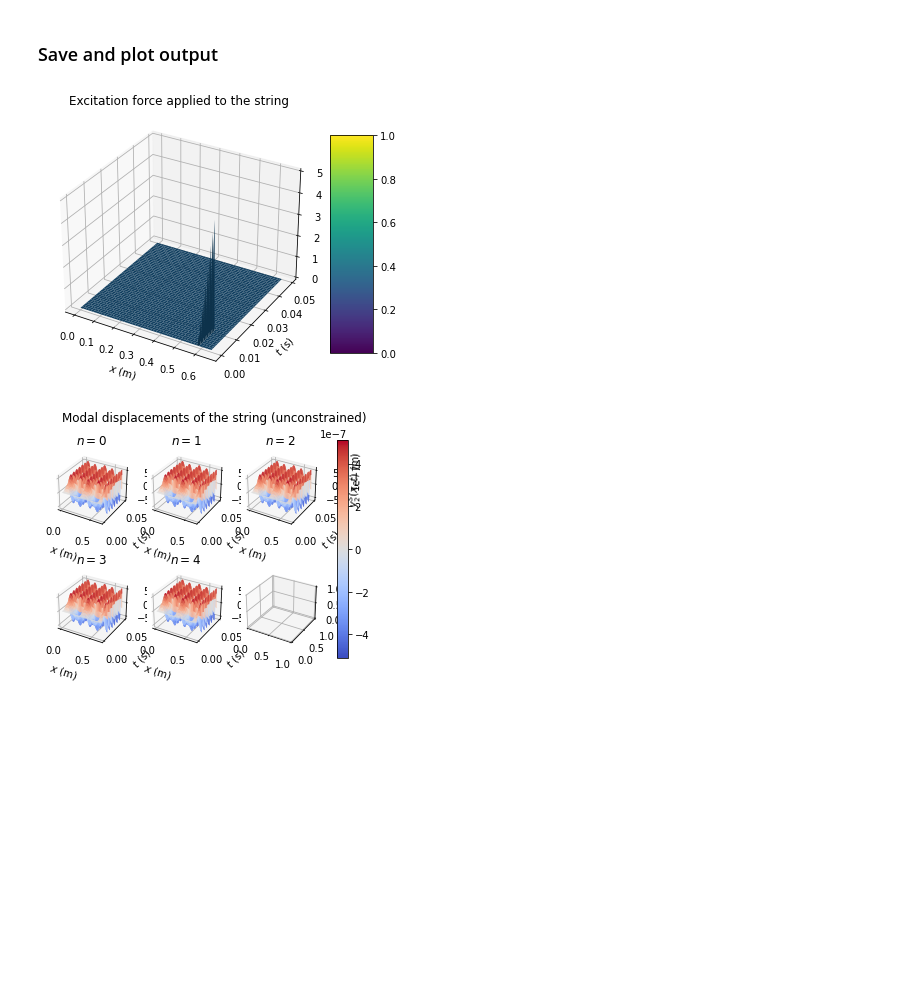
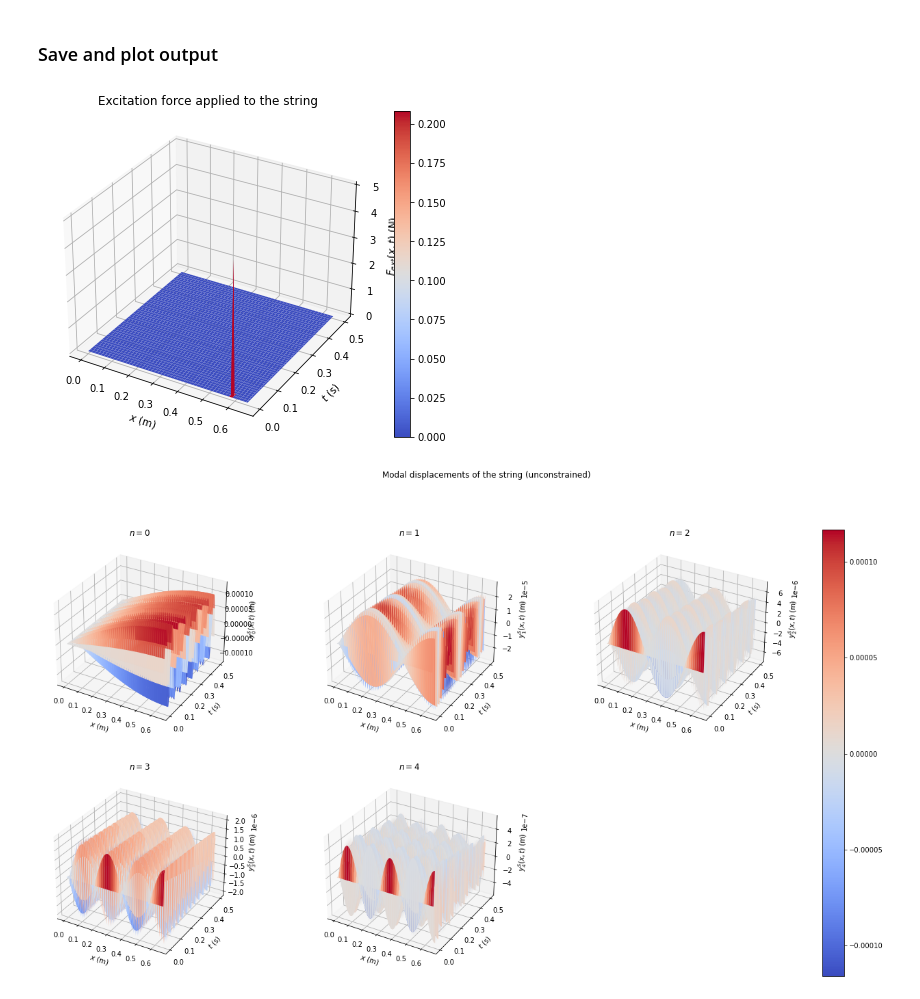
Before and after one commit to piptouque/atiam_pam_hrparam, a Jupyter notebook: source/synth_uk_pierre.ipynb, the cells around one changed output. Saved outputs shown, nothing was run; the diff lists cells and outputs as text; code cells hidden in the pictures; blank space fills up the shorter version.

```diff
--- a/source/synth_uk_pierre.ipynb
+++ b/source/synth_uk_pierre.ipynb
@@ -33,6 +35,7 @@ log_config_path = config_path / 'log_config.json'
 output_path = pathlib.Path('../out/uk')
 output_spreadsheet_path = output_path / 'spreadsheets'
 output_figure_path = output_path / 'figures'
+output_audio_path = output_path / 'sounds'
 
 
 string = GuitarString(load_data_json(string_config_path, cls=GuitarStringData))
@@ -44,6 +47,7 @@ log = load_data_json(log_config_path)
 if log.do_save:
     output_spreadsheet_path.mkdir(parents=True, exist_ok=True)
     output_figure_path.mkdir(parents=True, exist_ok=True)
+    output_audio_path.mkdir(parents=True, exist_ok=True)
 
 if log.do_log:
     print(f"String data: \n {string.data._param_dict}")
@@ -85,80 +89,86 @@ df_ext_force_n_t = pd.DataFrame(ext_force_n_ts[0], index=sim.n, columns=t)
 # %% [markdown]
 ### Save and plot output
 # %%
-x = np.linspace(0, string.data.l, log.nb_points)
+# save the result as required.
+x = np.linspace(0, string.data.l, log.plot.nb_points)
 xx = np.outer(x, np.ones_like(t))
 tt = np.outer(np.ones_like(x), t)
 
 y_n = y_ns[0]
 ext_force_n_t = ext_force_n_ts[0]
 
-if log.do_save:
-    df_q_n.to_csv(output_spreadsheet_path / 'q_n.csv')
-    df_ddq_n.to_csv(output_spreadsheet_path / 'dq_n.csv')
-    df_ddq_n.to_csv(output_spreadsheet_path / 'ddq_n.csv')
-    df_ext_force_n_t.to_csv(output_spreadsheet_path / 'ext_force_n_t.csv')
+# Get the total displacement from the sum of the modal displacements.
+y = np.empty_like(t)
+for j in range(len(y_n)):
+    y += y_n[j](log.audio.x_s_rel * string.data.l)
+
 
 if log.do_log or log.do_save:
     # EXCITATION FORCE ext_force
-    # TODO
+    fig = plt.figure(figsize=(8, 6))
+    ax = fig.add_subplot(1, 1, 1, projection='3d')
     f_x = ext_force_string(xx, tt)
-    fig = plt.figure(figsize=(6, 8))
-    ax = fig.add_subplot(1, 1, 1, projection='3d')
+    surf = ax.plot_surface(xx, tt, f_x, cmap='coolwarm')
     ax.set_title(f'Excitation force applied to the string')
-    surf = ax.plot_surface(xx, tt, f_x)
     ax.set_xlabel('$x$ (m)')
     ax.set_ylabel('$t$ (s)')
     ax.set_zlabel('$F_{ext}(x, t)$ (N)')
-    fig.colorbar(surf, shrink=0.5, aspect=5)
-    if log.do_log:
-        plt.show()
+    fig.colorbar(surf, ax=ax)
     if log.do_save:
         fig.savefig(output_figure_path / 'ext_force.svg',
                     facecolor='none', transparent=True)
+    if log.do_log:
+        plt.show()
     plt.close(fig)
+
     # MODAL DISPLACEMENTS of the String y_n
-    fig, axes = plt.subplots(nrows=2, ncols=len(
-        y_n)//2+1, subplot_kw=dict(projection='3d'))
+    fig = plt.figure(figsize=(8 * (len(y_n)+1)//2, 2*6))
+    fig.subplots_adjust(hspace=0.1, wspace=0.4)
     fig.suptitle("Modal displacements of the string (unconstrained)")
-
+    axes = []
     surfs = []
-    axes_flat = axes.flat
     for (j, y_j) in enumerate(y_n):
-        ax = axes_flat[j]
+        ax = fig.add_subplot(2, len(y_n)//2+1, j+1, projection='3d')
+        axes.append(ax)
         y_x = y_j(xx)
         #
-        surfs.append(ax.plot_surface(xx, tt, y_x, cmap='coolwarm'))
+        surf = ax.plot_surface(xx, tt, y_x, cmap='coolwarm')
+        surfs.append(surf)
+        #
         ax.set_title(f'$n={j}$')
         ax.set_xlabel('$x$ (m)')
         ax.set_ylabel('$t$ (s)')
         ax.set_zlabel(f'$y_{j}^S(x, t)$ (m)')
     # add heat map
-    fig.colorbar(surfs[-1], ax=axes.ravel().tolist())
-    if log.do_log:
-        plt.show()
+    fig.colorbar(surfs[0], ax=axes)
     if log.do_save:
         fig.savefig(output_figure_path / 'y_n.svg',
                     facecolor='none', transparent=True)
+        wav.write(output_audio_path / 'y.wav', log.audio.sr, y)
+    if log.do_log:
+        plt.show()
+
     plt.close(fig)
 
     # MODAL Excitation ext_force_n_t
-    fig, axes = plt.subplots(nrows=2, ncols=ext_force_n_t.shape[0]//2+1)
+    fig = plt.figure(figsize=(8 * (ext_force_n_t.shape[0]+1)//2, 2*6))
+    fig.subplots_adjust(hspace=0.3, wspace=0.4)
     fig.suptitle("Modal excitation force to the string")
-
-    axes_flat = axes.flat
-    for j  in range(ext_force_n_t.shape[0]):
-        ext_force_j = ext_force_n_t[j]
-        ax = axes_flat[j]
+    for (j, ext_force_j) in enumerate(ext_force_n_t):
+        ax = fig.add_subplot(2, len(ext_force_n_t) //
+                                2+1, j+1)
+        #
+        ax.plot(t, ext_force_j)
         #
         ax.set_title(f'$n={j}$')
-        ax.plot(t, ext_force_j)
         ax.set_xlabel('$t$ (s)')
         ax.set_ylabel(f'$F_{j}^S(t)$ (N)')
-    if log.do_log:
-        plt.show()
     if log.do_save:
         fig.savefig(output_figure_path / 'ext_force_n.svg',
                     facecolor='none', transparent=True)
+    if log.do_log:
+        plt.show()
+    plt.close(fig)
 # %% [output]
-[figure, old version]
+[figure, new version]
-[figure, old version]
+[figure, new version]
```
Also changed, not shown: parts of 4 cells of this notebook, 2 other files.
